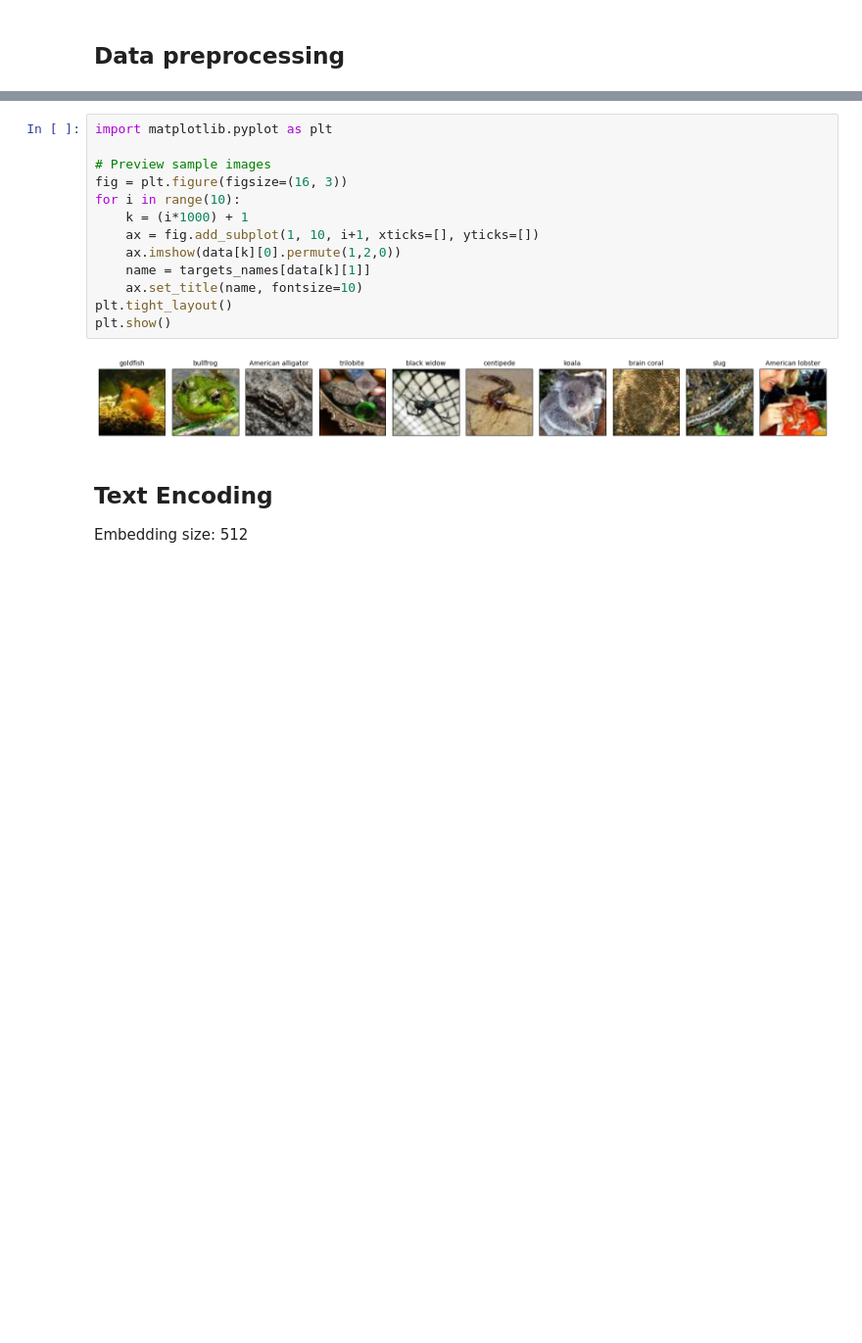
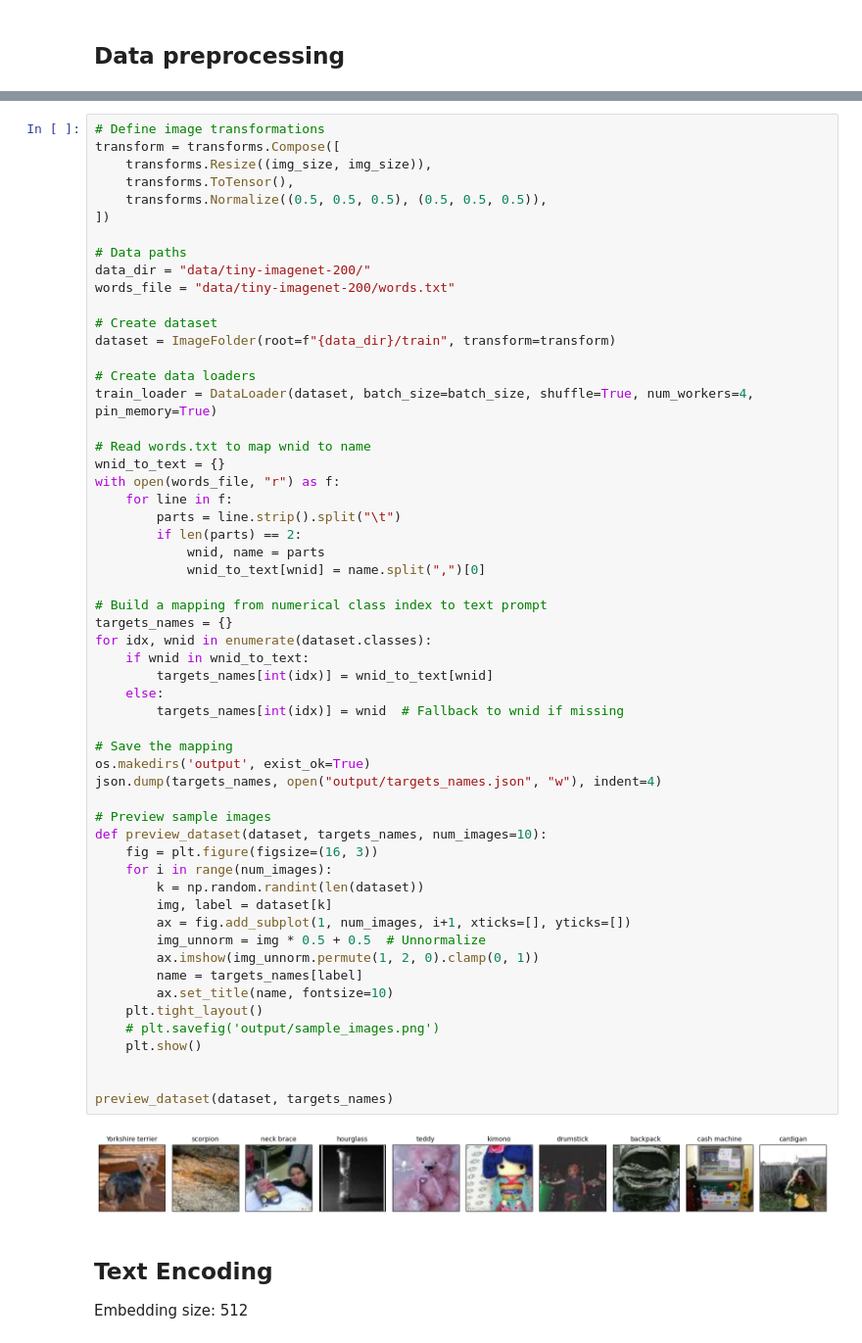
Before and after one commit to BrunooCS/Text-To-Image-Diffusion-Model, a Jupyter notebook: Diffusion.ipynb, the cells around one changed output, grey strips where cells are left out. Shown at 98% size. Saved outputs shown, nothing was run; the diff lists cells and outputs as text; blank space fills up the shorter version.

```diff
--- a/Diffusion.ipynb
+++ b/Diffusion.ipynb
@@ -42,18 +41,61 @@ json.dump(targets_names, open("targets_names.json", "w"), indent=4)
-# %%
-import matplotlib.pyplot as plt
-
-# Preview sample images
-fig = plt.figure(figsize=(16, 3))
-for i in range(10):
-    k = (i*1000) + 1
-    ax = fig.add_subplot(1, 10, i+1, xticks=[], yticks=[])
-    ax.imshow(data[k][0].permute(1,2,0))
-    name = targets_names[data[k][1]]
-    ax.set_title(name, fontsize=10)
-plt.tight_layout()
-plt.show()
-# %% [output]
-[figure, removed]
+# %%
+# Define image transformations
+transform = transforms.Compose([
+    transforms.Resize((img_size, img_size)),
+    transforms.ToTensor(),
+    transforms.Normalize((0.5, 0.5, 0.5), (0.5, 0.5, 0.5)),
+])
+
+# Data paths
+data_dir = "data/tiny-imagenet-200/"
+words_file = "data/tiny-imagenet-200/words.txt"
+
+# Create dataset
+dataset = ImageFolder(root=f"{data_dir}/train", transform=transform)
+
+# Create data loaders
+train_loader = DataLoader(dataset, batch_size=batch_size, shuffle=True, num_workers=4, pin_memory=True)
+
+# Read words.txt to map wnid to name
+wnid_to_text = {}
+with open(words_file, "r") as f:
+    for line in f:
+        parts = line.strip().split("\t")
+        if len(parts) == 2:
+            wnid, name = parts
+            wnid_to_text[wnid] = name.split(",")[0]
+
+# Build a mapping from numerical class index to text prompt
+targets_names = {}
+for idx, wnid in enumerate(dataset.classes):
+    if wnid in wnid_to_text:
+        targets_names[int(idx)] = wnid_to_text[wnid]
+    else:
+        targets_names[int(idx)] = wnid  # Fallback to wnid if missing
+
+# Save the mapping
+os.makedirs('output', exist_ok=True)
+json.dump(targets_names, open("output/targets_names.json", "w"), indent=4)
+
+# Preview sample images
+def preview_dataset(dataset, targets_names, num_images=10):
+    fig = plt.figure(figsize=(16, 3))
+    for i in range(num_images):
+        k = np.random.randint(len(dataset))
+        img, label = dataset[k]
+        ax = fig.add_subplot(1, num_images, i+1, xticks=[], yticks=[])
+        img_unnorm = img * 0.5 + 0.5  # Unnormalize
+        ax.imshow(img_unnorm.permute(1, 2, 0).clamp(0, 1))
+        name = targets_names[label]
+        ax.set_title(name, fontsize=10)
+    plt.tight_layout()
+    # plt.savefig('output/sample_images.png')
+    plt.show()
+
+
+preview_dataset(dataset, targets_names)
+# %% [output]
+[figure, added]
 # %% [markdown]
 ## Text Encoding
 
```
Also changed, not shown: parts of 23 cells of this notebook, 2 other files.
